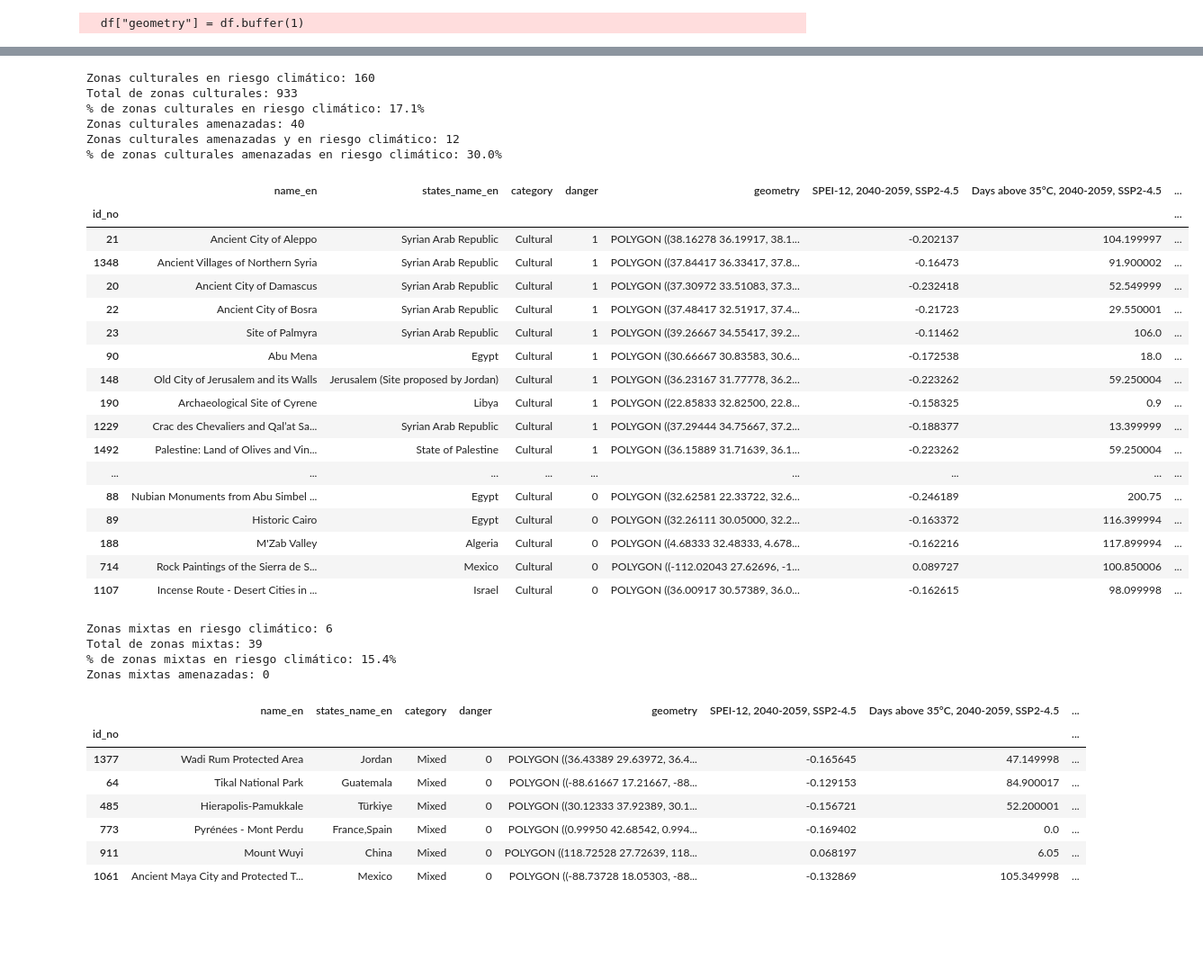
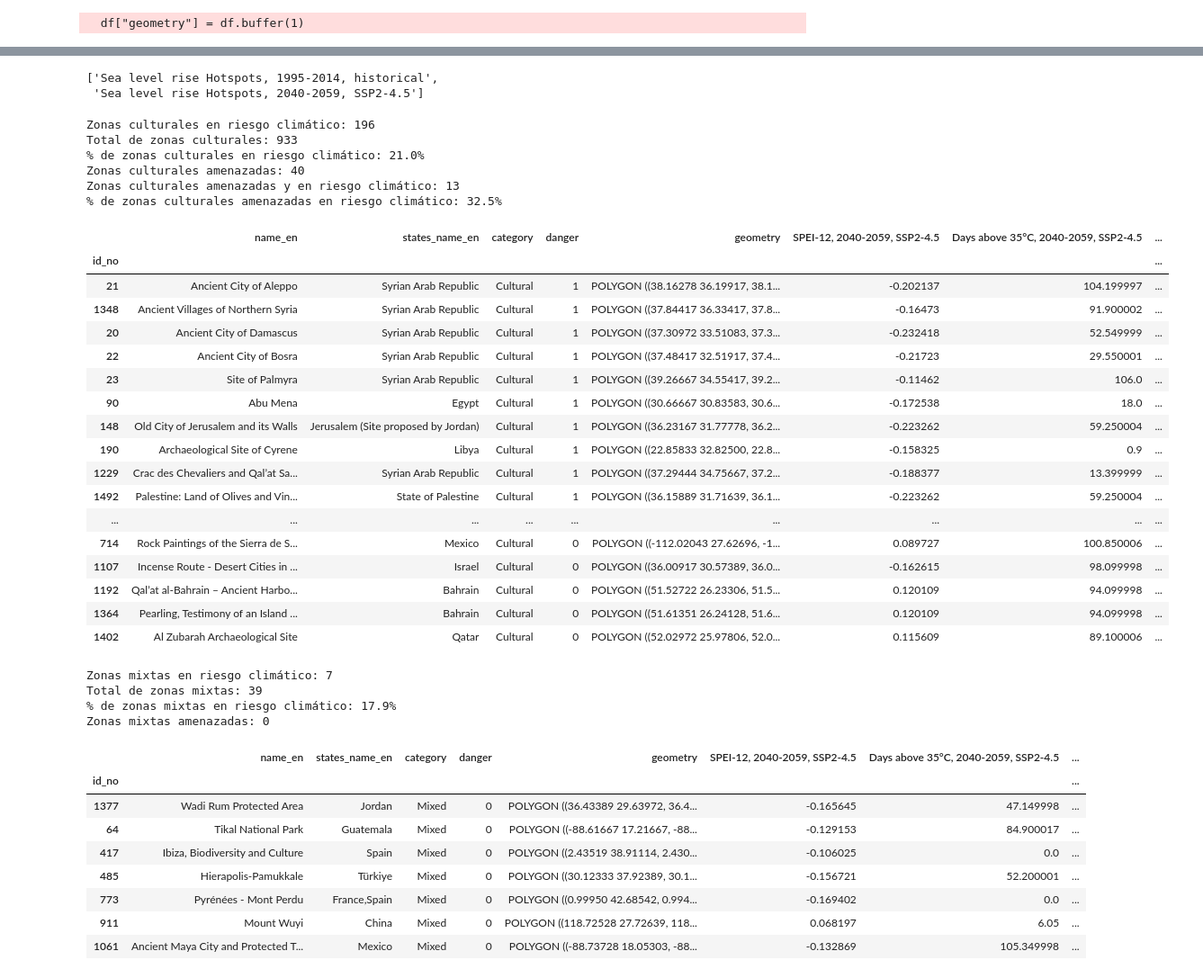
Before and after one commit to rodrigoms95/UNESCO_climate, a Jupyter notebook: code/heritage.ipynb, the cells around one changed output, grey strips where cells are left out. Shown at 90% size. Cells and saved outputs as stored; diff of their text form; code cells hidden in the pictures; blank space fills up the shorter version.

```diff
--- a/code/heritage.ipynb
+++ b/code/heritage.ipynb
@@ -68,5 +68,20 @@ df["point"] = gpd.points_from_xy(df["longitude"], df["latitude"])
 df = gpd.GeoDataFrame(df, geometry = "point", crs = 4326)
 df["geometry"] = df.buffer(1)
 df = df.set_geometry("geometry")
+
+# Guardamos el archivo como shapefile
+if not os.path.exists("../results/WHC"):
+    os.mkdir("../results/WHC/")
+    df.set_geometry("point")[ ["name_en", "states_name_en",
+        "longitude", "latitude", "point"]
+        ].reset_index().to_file("../results/WHC/WHC.shp")
+
+cat_sl = [ "Sea level rise Hotspots, 1995-2014, historical",
+    "Sea level rise Hotspots, 2040-2059, SSP2-4.5" ]
+# Cargamos los sitios afectados por incremento del nivel del mar
+df_s = gpd.read_file("../results/WHC_sea_level_rise").set_index("id_no")
+df[ ["Elevation SRTM"] + cat_sl ] = df_s[
+    ["elevation", "fl_present", "fl_future"] ]
+df[cat_sl] = df[cat_sl].fillna(0).astype(bool)
 # %% [output]
   df["geometry"] = df.buffer(1)
@@ -258,6 +194,11 @@ for cat in categories:
             else:
                 df.loc[row.Index, cols_h[i]] = vals_h[vars[i]].values + 0
                 df.loc[row.Index, cols_f[i]] = vals_f[vars[i]].values + 0
+# %%
+cat_sl
+# %% [output]
+['Sea level rise Hotspots, 1995-2014, historical',
+ 'Sea level rise Hotspots, 2040-2059, SSP2-4.5']
 # %%
 name = "culturales"
 v = "Cultural"
@@ -267,52 +208,53 @@ cultural = df.loc[ df["category"].isin([v]) &
         ( ( df[cat_col_f[0][1]] & ~df[cat_col_h[0][1]] )
         | ( df[cat_col_f[1][1]] & ~df[cat_col_h[1][1]] )
         | ( df[cat_col_f[2][1]] & ~df[cat_col_h[2][1]] )
-        | ( df[cat_col_f[3][1]] & ~df[cat_col_h[3][1]] ) ),
+        | ( df[cat_col_f[3][1]] & ~df[cat_col_h[3][1]] )
+        | ( df[cat_sl[1]      ] & ~df[cat_sl[0]      ] ) ),
         columns + [ cat_col_f[0][0], cat_col_f[1][0],
-        cat_col_f[2][0], cat_col_f[3][0] ]
+        cat_col_f[2][0], cat_col_f[3][0], cat_sl[0] ]
         + [ cat_col_f[0][1], cat_col_f[1][1],
-        cat_col_f[2][1], cat_col_f[3][1] ] ]
-cultural["Count"] = cultural.iloc[:, -4:].sum(axis = 1)
+        cat_col_f[2][1], cat_col_f[3][1], cat_sl[1] ] ]
+cultural["Count"] = cultural.iloc[:, -5:].sum(axis = 1)
 
 print(f"Zonas {name} en riesgo climático: {cultural.shape[0]}")
 n = df.loc[ df["category"].isin([v]) ].shape[0]
 print(f"Total de zonas {name}: {n}")
 n2 = 100 * cultural.shape[0] / n
 print(f"% de zonas {name} en riesgo climático: {n2:.1f}%")
 n3 = df.loc[ df["category"].isin([v]) & df["danger"].isin([1]) ].shape[0]
 print(f"Zonas {name} amenazadas: {n3}")
 if n3 > 0:
     n4 = cultural[ cultural["danger"].isin([1]) ].shape[0]
     print(f"Zonas {name} amenazadas y en riesgo climático: {n4}")
     n5 = 100 * n4 / n3
     print(f"% de zonas {name} amenazadas en riesgo climático: {n5:.1f}%")
 
-cultural.sort_values( ["danger", "Count"], ascending = False).head(19)
+cultural.sort_values( ["danger", "Count"], ascending = False).head(23)
 # %% [output]
-Zonas culturales en riesgo climático: 160
+Zonas culturales en riesgo climático: 196
 Total de zonas culturales: 933
-% de zonas culturales en riesgo climático: 17.1%
+% de zonas culturales en riesgo climático: 21.0%
 Zonas culturales amenazadas: 40
-Zonas culturales amenazadas y en riesgo climático: 12
-% de zonas culturales amenazadas en riesgo climático: 30.0%
+Zonas culturales amenazadas y en riesgo climático: 13
+% de zonas culturales amenazadas en riesgo climático: 32.5%
 |  | name_en | states_name_en | category | danger | geometry | SPEI-12, 2040-2059, SSP2-4.5 | Days above 35°C, 2040-2059, SSP2-4.5 | ... |
 | id_no |  |  |  |  |  |  |  | ... |
 | 21 | Ancient City of Aleppo | Syrian Arab Republic | Cultural | 1 | POLYGON ((38.16278 36.19917, 38.1... | -0.202137 | 104.199997 | ... |
 | 1348 | Ancient Villages of Northern Syria | Syrian Arab Republic | Cultural | 1 | POLYGON ((37.84417 36.33417, 37.8... | -0.16473 | 91.900002 | ... |
 | 20 | Ancient City of Damascus | Syrian Arab Republic | Cultural | 1 | POLYGON ((37.30972 33.51083, 37.3... | -0.232418 | 52.549999 | ... |
 | 22 | Ancient City of Bosra | Syrian Arab Republic | Cultural | 1 | POLYGON ((37.48417 32.51917, 37.4... | -0.21723 | 29.550001 | ... |
 | 23 | Site of Palmyra | Syrian Arab Republic | Cultural | 1 | POLYGON ((39.26667 34.55417, 39.2... | -0.11462 | 106.0 | ... |
 | 90 | Abu Mena | Egypt | Cultural | 1 | POLYGON ((30.66667 30.83583, 30.6... | -0.172538 | 18.0 | ... |
 | 148 | Old City of Jerusalem and its Walls | Jerusalem (Site proposed by Jordan) | Cultural | 1 | POLYGON ((36.23167 31.77778, 36.2... | -0.223262 | 59.250004 | ... |
 | 190 | Archaeological Site of Cyrene | Libya | Cultural | 1 | POLYGON ((22.85833 32.82500, 22.8... | -0.158325 | 0.9 | ... |
 | 1229 | Crac des Chevaliers and Qal’at Sa... | Syrian Arab Republic | Cultural | 1 | POLYGON ((37.29444 34.75667, 37.2... | -0.188377 | 13.399999 | ... |
 | 1492 | Palestine: Land of Olives and Vin... | State of Palestine | Cultural | 1 | POLYGON ((36.15889 31.71639, 36.1... | -0.223262 | 59.250004 | ... |
 | ... | ... | ... | ... | ... | ... | ... | ... | ... |
-| 88 | Nubian Monuments from Abu Simbel ... | Egypt | Cultural | 0 | POLYGON ((32.62581 22.33722, 32.6... | -0.246189 | 200.75 | ... |
-| 89 | Historic Cairo | Egypt | Cultural | 0 | POLYGON ((32.26111 30.05000, 32.2... | -0.163372 | 116.399994 | ... |
-| 188 | M'Zab Valley | Algeria | Cultural | 0 | POLYGON ((4.68333 32.48333, 4.678... | -0.162216 | 117.899994 | ... |
 | 714 | Rock Paintings of the Sierra de S... | Mexico | Cultural | 0 | POLYGON ((-112.02043 27.62696, -1... | 0.089727 | 100.850006 | ... |
 | 1107 | Incense Route - Desert Cities in ... | Israel | Cultural | 0 | POLYGON ((36.00917 30.57389, 36.0... | -0.162615 | 98.099998 | ... |
+| 1192 | Qal’at al-Bahrain – Ancient Harbo... | Bahrain | Cultural | 0 | POLYGON ((51.52722 26.23306, 51.5... | 0.120109 | 94.099998 | ... |
+| 1364 | Pearling, Testimony of an Island ... | Bahrain | Cultural | 0 | POLYGON ((51.61351 26.24128, 51.6... | 0.120109 | 94.099998 | ... |
+| 1402 | Al Zubarah Archaeological Site | Qatar | Cultural | 0 | POLYGON ((52.02972 25.97806, 52.0... | 0.115609 | 89.100006 | ... |
 # %%
 name = "mixtas"
 v = "Mixed"
@@ -322,12 +264,13 @@ mixed = df.loc[ df["category"].isin([v]) &
         ( ( df[cat_col_f[0][1]] & ~df[cat_col_h[0][1]] )
         | ( df[cat_col_f[1][1]] & ~df[cat_col_h[1][1]] )
         | ( df[cat_col_f[2][1]] & ~df[cat_col_h[2][1]] )
-        | ( df[cat_col_f[3][1]] & ~df[cat_col_h[3][1]] ) ),
+        | ( df[cat_col_f[3][1]] & ~df[cat_col_h[3][1]] )
+        | ( df[cat_sl[1]      ] & ~df[cat_sl[0]      ] ) ),
         columns + [ cat_col_f[0][0], cat_col_f[1][0],
-        cat_col_f[2][0], cat_col_f[3][0] ]
+        cat_col_f[2][0], cat_col_f[3][0], cat_sl[0] ]
         + [ cat_col_f[0][1], cat_col_f[1][1],
-        cat_col_f[2][1], cat_col_f[3][1] ] ]
-mixed["Count"] = mixed.iloc[:, -4:].sum(axis = 1)
+        cat_col_f[2][1], cat_col_f[3][1], cat_sl[1] ] ]
+mixed["Count"] = mixed.iloc[:, -5:].sum(axis = 1)
 
 print(f"Zonas {name} en riesgo climático: {mixed.shape[0]}")
 n = df.loc[ df["category"].isin([v]) ].shape[0]
@@ -342,16 +285,17 @@ if n3 > 0:
     n5 = 100 * n4 / n3
     print(f"% de zonas {name} amenazadas en riesgo climático: {n5:.1f}%")
 
-mixed.sort_values( ["danger", "Count"], ascending = False).head(6)
+mixed.sort_values( ["danger", "Count"], ascending = False).head(10)
 # %% [output]
-Zonas mixtas en riesgo climático: 6
+Zonas mixtas en riesgo climático: 7
 Total de zonas mixtas: 39
-% de zonas mixtas en riesgo climático: 15.4%
+% de zonas mixtas en riesgo climático: 17.9%
 Zonas mixtas amenazadas: 0
 |  | name_en | states_name_en | category | danger | geometry | SPEI-12, 2040-2059, SSP2-4.5 | Days above 35°C, 2040-2059, SSP2-4.5 | ... |
 | id_no |  |  |  |  |  |  |  | ... |
 | 1377 | Wadi Rum Protected Area | Jordan | Mixed | 0 | POLYGON ((36.43389 29.63972, 36.4... | -0.165645 | 47.149998 | ... |
 | 64 | Tikal National Park | Guatemala | Mixed | 0 | POLYGON ((-88.61667 17.21667, -88... | -0.129153 | 84.900017 | ... |
+| 417 | Ibiza, Biodiversity and Culture | Spain | Mixed | 0 | POLYGON ((2.43519 38.91114, 2.430... | -0.106025 | 0.0 | ... |
 | 485 | Hierapolis-Pamukkale | Türkiye | Mixed | 0 | POLYGON ((30.12333 37.92389, 30.1... | -0.156721 | 52.200001 | ... |
 | 773 | Pyrénées - Mont Perdu | France,Spain | Mixed | 0 | POLYGON ((0.99950 42.68542, 0.994... | -0.169402 | 0.0 | ... |
 | 911 | Mount Wuyi | China | Mixed | 0 | POLYGON ((118.72528 27.72639, 118... | 0.068197 | 6.05 | ... |
```
Also changed, not shown: parts of 10 cells of this notebook, 5 other files.
